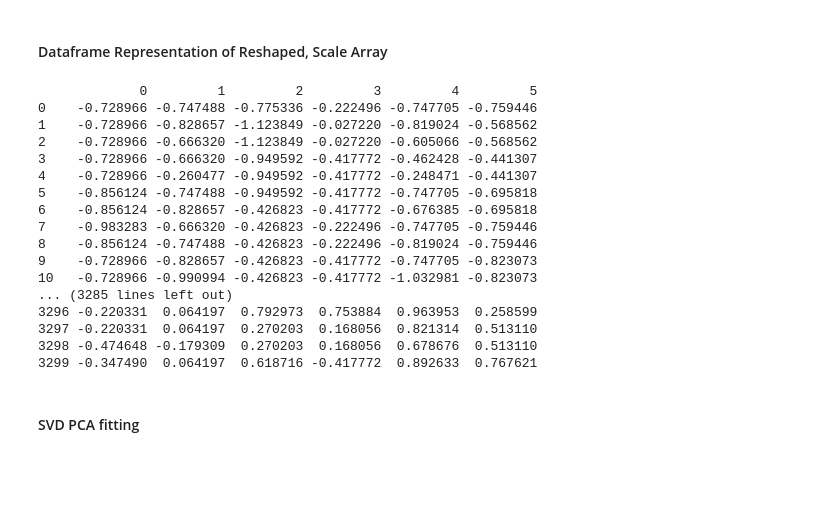
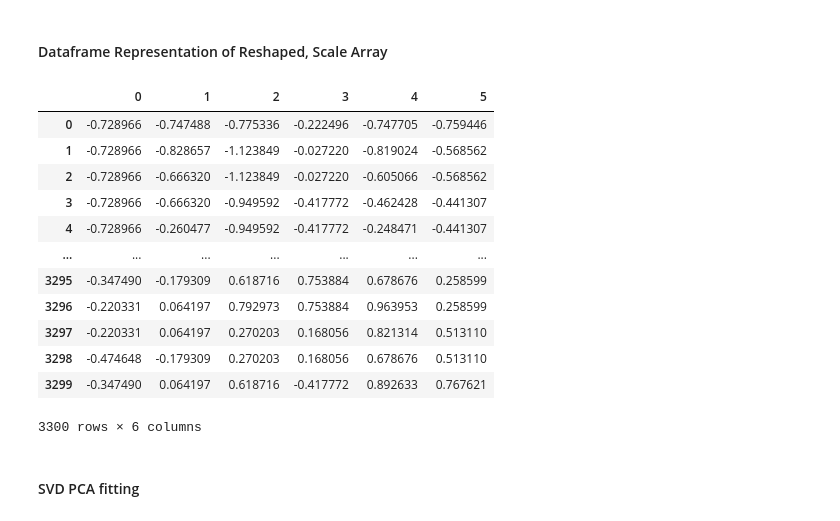
Before and after one commit to tejes16/Smoke-detection-AI, a Jupyter notebook: Copy_of_SmokeDetect_(3).ipynb, the cells around one changed output. Drawn from its saved outputs; the diff is of its cells as text; code cells hidden in the pictures; blank space fills up the shorter version.

```diff
--- a/Copy_of_SmokeDetect_(3).ipynb
+++ b/Copy_of_SmokeDetect_(3).ipynb
@@ -514,26 +474,22 @@ plt.show()'''
 # %% [markdown]
 #### Dataframe Representation of Reshaped, Scale Array
 # %%
-pd.set_option("display.max_rows",3400)
+pd.set_option("display.max_rows",100)
 pd.DataFrame(X)
 # %% [output]
+|  | 0 | 1 | 2 | 3 | 4 | 5 |
+| 0 | -0.728966 | -0.747488 | -0.775336 | -0.222496 | -0.747705 | -0.759446 |
+| 1 | -0.728966 | -0.828657 | -1.123849 | -0.027220 | -0.819024 | -0.568562 |
+| 2 | -0.728966 | -0.666320 | -1.123849 | -0.027220 | -0.605066 | -0.568562 |
+| 3 | -0.728966 | -0.666320 | -0.949592 | -0.417772 | -0.462428 | -0.441307 |
+| 4 | -0.728966 | -0.260477 | -0.949592 | -0.417772 | -0.248471 | -0.441307 |
+| ... | ... | ... | ... | ... | ... | ... |
+| 3295 | -0.347490 | -0.179309 | 0.618716 | 0.753884 | 0.678676 | 0.258599 |
+| 3296 | -0.220331 | 0.064197 | 0.792973 | 0.753884 | 0.963953 | 0.258599 |
+| 3297 | -0.220331 | 0.064197 | 0.270203 | 0.168056 | 0.821314 | 0.513110 |
+| 3298 | -0.474648 | -0.179309 | 0.270203 | 0.168056 | 0.678676 | 0.513110 |
+| 3299 | -0.347490 | 0.064197 | 0.618716 | -0.417772 | 0.892633 | 0.767621 |
-             0         1         2         3         4         5
-0    -0.728966 -0.747488 -0.775336 -0.222496 -0.747705 -0.759446
-1    -0.728966 -0.828657 -1.123849 -0.027220 -0.819024 -0.568562
-2    -0.728966 -0.666320 -1.123849 -0.027220 -0.605066 -0.568562
-3    -0.728966 -0.666320 -0.949592 -0.417772 -0.462428 -0.441307
-4    -0.728966 -0.260477 -0.949592 -0.417772 -0.248471 -0.441307
-5    -0.856124 -0.747488 -0.949592 -0.417772 -0.747705 -0.695818
-6    -0.856124 -0.828657 -0.426823 -0.417772 -0.676385 -0.695818
-7    -0.983283 -0.666320 -0.426823 -0.222496 -0.747705 -0.759446
-8    -0.856124 -0.747488 -0.426823 -0.222496 -0.819024 -0.759446
-9    -0.728966 -0.828657 -0.426823 -0.417772 -0.747705 -0.823073
-10   -0.728966 -0.990994 -0.426823 -0.417772 -1.032981 -0.823073
-... (3285 lines left out)
-3296 -0.220331  0.064197  0.792973  0.753884  0.963953  0.258599
-3297 -0.220331  0.064197  0.270203  0.168056  0.821314  0.513110
-3298 -0.474648 -0.179309  0.270203  0.168056  0.678676  0.513110
-3299 -0.347490  0.064197  0.618716 -0.417772  0.892633  0.767621
+3300 rows × 6 columns
 # %% [markdown]
 #### SVD PCA fitting
 # %%
```
Also changed, not shown: parts of 9 cells of this notebook.
